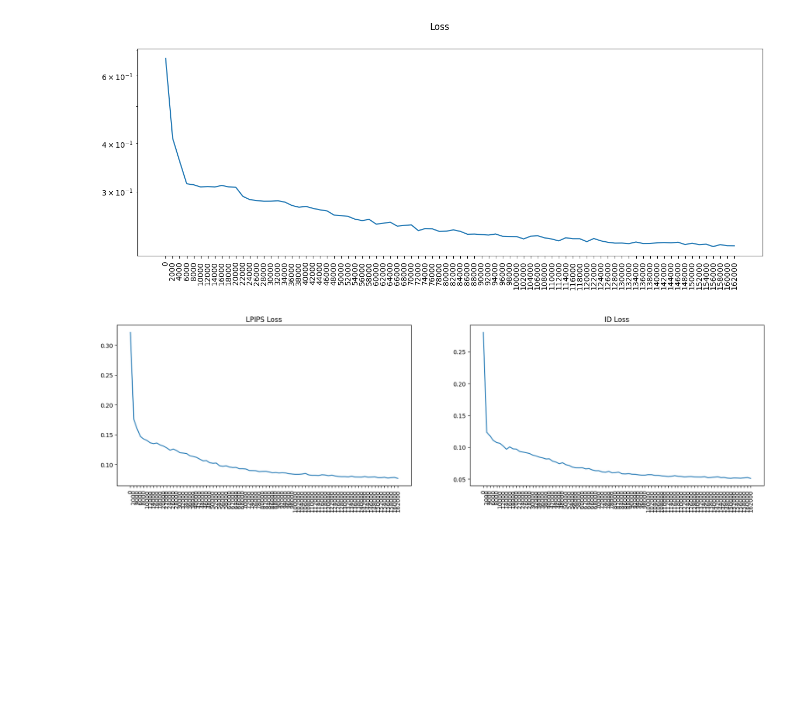
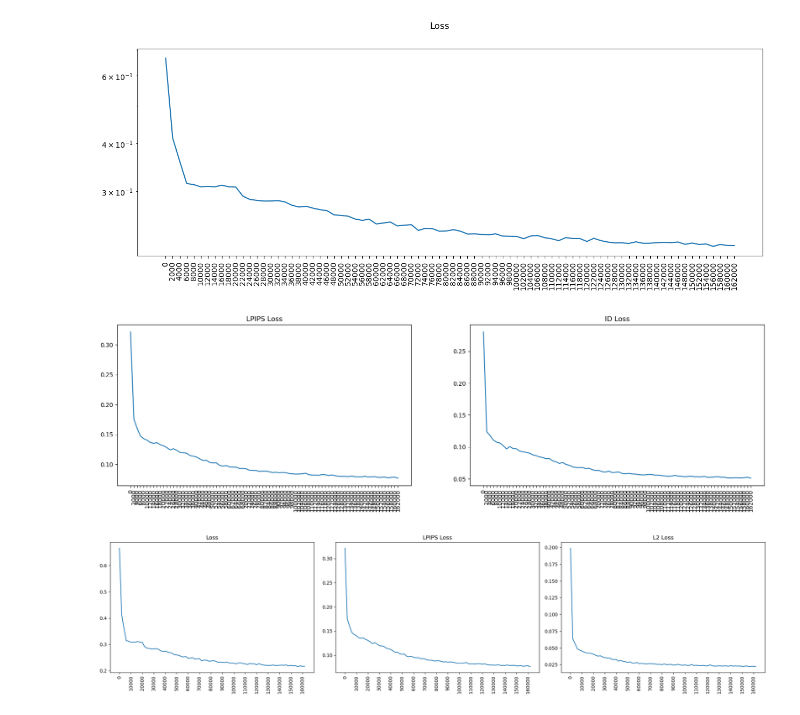
Before and after one commit to MGenschow/Thesis, a Jupyter notebook: 2_Inversion/e4e/3_Quantitative_Evaluation.ipynb, the cells around one changed output. Saved outputs shown, nothing was run; the diff lists cells and outputs as text; code cells hidden in the pictures; blank space fills up the shorter version.

Commit message:
added some more plots for paper

```diff
--- a/2_Inversion/e4e/3_Quantitative_Evaluation.ipynb
+++ b/2_Inversion/e4e/3_Quantitative_Evaluation.ipynb
@@ -91,3 +91,28 @@ ax[1].set_xticklabels(df.index, rotation=90)
 plt.show()
 # %% [output]
 [figure]
+# %%
+fig, ax = plt.subplots(1, 3, figsize=(20, 5))
+
+# Setting x-ticks to every fifth value
+xticks = df.index[::5]
+
+ax[0].plot(df.loss)
+ax[0].set_title('Loss')
+ax[0].set_xticks(xticks)
+ax[0].set_xticklabels(xticks, rotation=90)
+
+ax[1].plot(df.loss_lpips)
+ax[1].set_title('LPIPS Loss')
+ax[1].set_xticks(xticks)
+ax[1].set_xticklabels(xticks, rotation=90)
+
+ax[2].plot(df.loss_l2)
+ax[2].set_title('L2 Loss')
+ax[2].set_xticks(xticks)
+ax[2].set_xticklabels(xticks, rotation=90)
+
+fig.tight_layout()
+plt.show()
+# %% [output]
+[figure, added]
```
Also changed, not shown: parts of 1 cell of this notebook.
